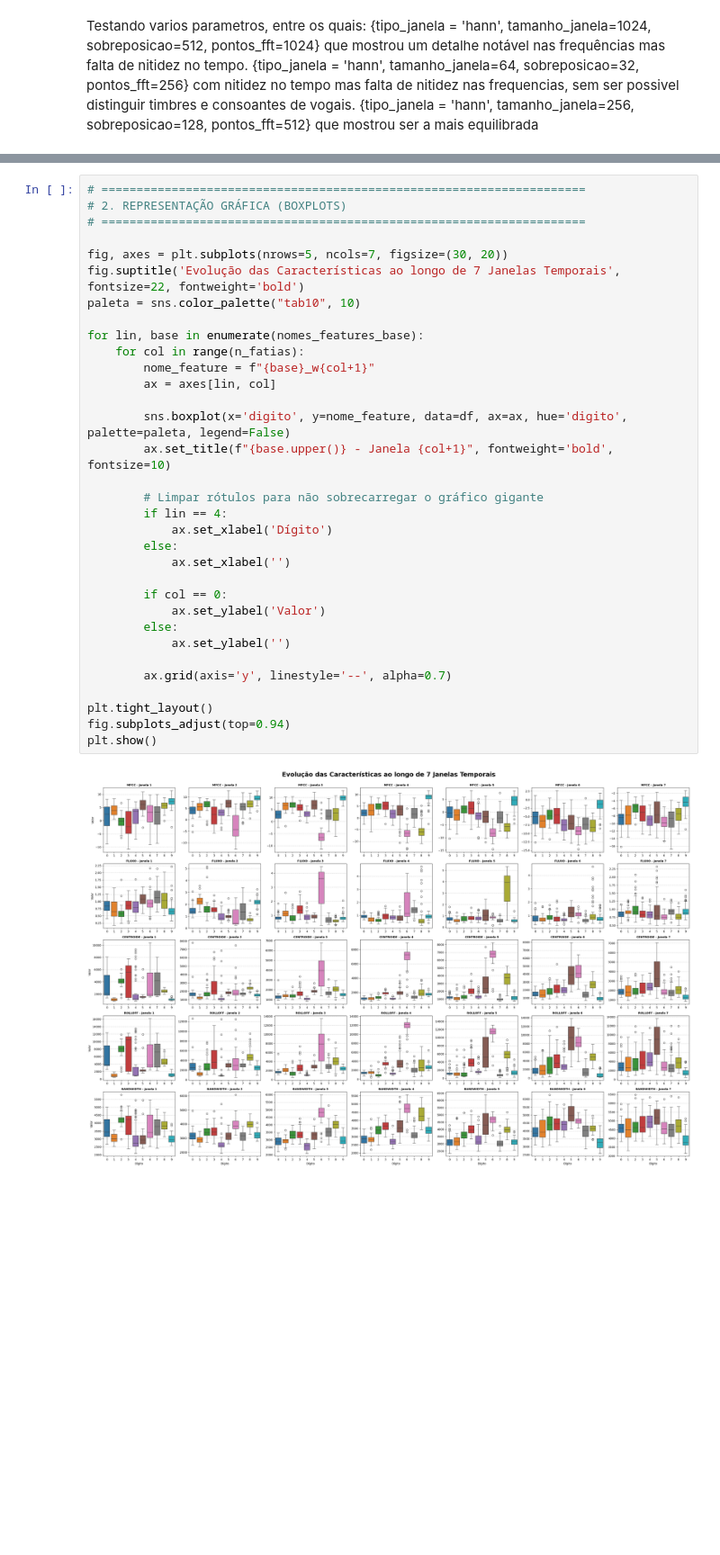
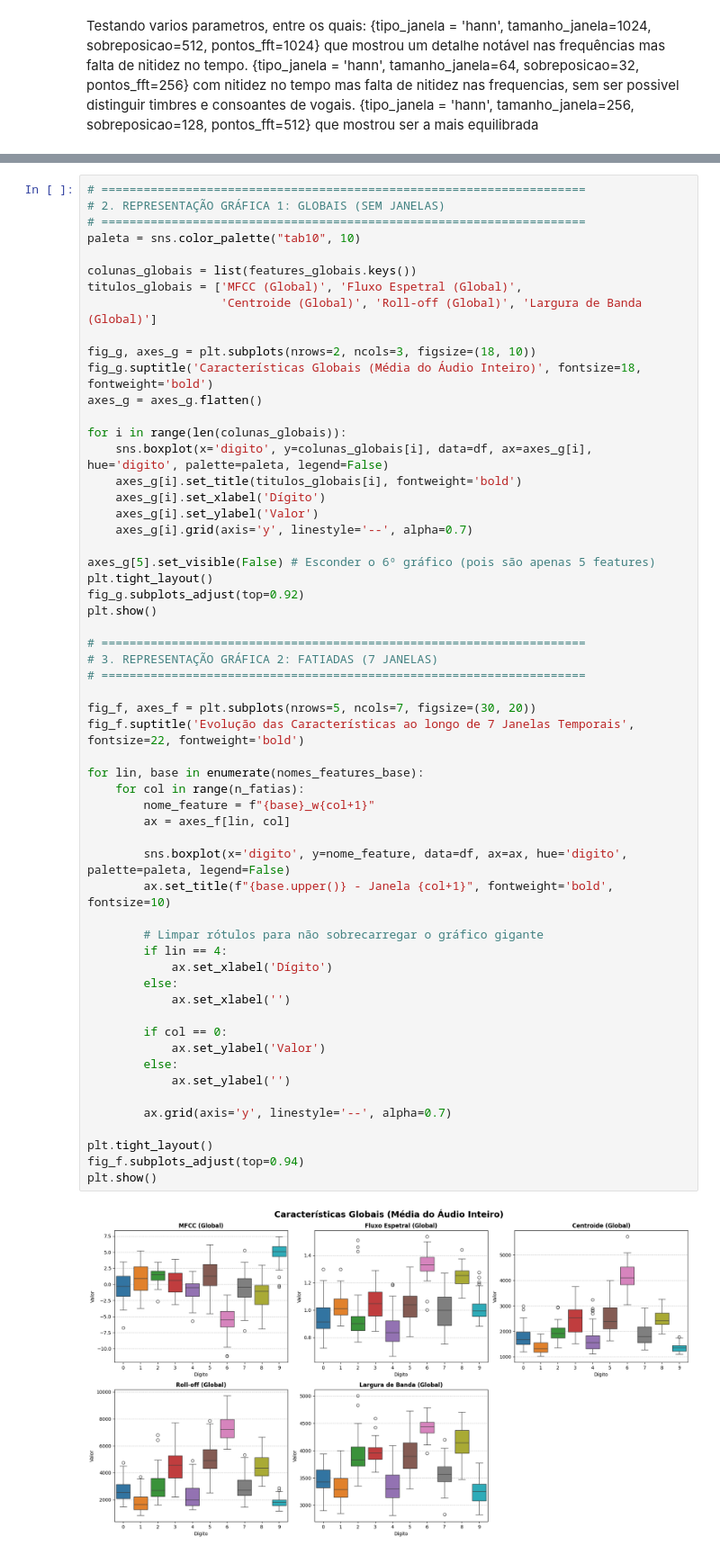
Before and after one commit to tdamiaon/ATD-Projeto, a Jupyter notebook: ATD_P2.ipynb, the cells around one changed output, grey strips where cells are left out. Shown at 90% size. Drawn from its saved outputs; the diff is of its cells as text; blank space fills up the shorter version.

```diff
--- a/ATD_P2.ipynb
+++ b/ATD_P2.ipynb
@@ -261,35 +276,59 @@ Estrutura atualizada com 35 novas features (5 características x 7 janelas)!
 # %%
 # =====================================================================
-# 2. REPRESENTAÇÃO GRÁFICA (BOXPLOTS)
+# 2. REPRESENTAÇÃO GRÁFICA 1: GLOBAIS (SEM JANELAS)
+# =====================================================================
+paleta = sns.color_palette("tab10", 10)
+
+colunas_globais = list(features_globais.keys())
+titulos_globais = ['MFCC (Global)', 'Fluxo Espetral (Global)',
+                   'Centroide (Global)', 'Roll-off (Global)', 'Largura de Banda (Global)']
+
+fig_g, axes_g = plt.subplots(nrows=2, ncols=3, figsize=(18, 10))
+fig_g.suptitle('Características Globais (Média do Áudio Inteiro)', fontsize=18, fontweight='bold')
+axes_g = axes_g.flatten()
+
+for i in range(len(colunas_globais)):
+    sns.boxplot(x='digito', y=colunas_globais[i], data=df, ax=axes_g[i], hue='digito', palette=paleta, legend=False)
+    axes_g[i].set_title(titulos_globais[i], fontweight='bold')
+    axes_g[i].set_xlabel('Dígito')
+    axes_g[i].set_ylabel('Valor')
+    axes_g[i].grid(axis='y', linestyle='--', alpha=0.7)
+
+axes_g[5].set_visible(False) # Esconder o 6º gráfico (pois são apenas 5 features)
+plt.tight_layout()
+fig_g.subplots_adjust(top=0.92)
+plt.show()
+
+# =====================================================================
+# 3. REPRESENTAÇÃO GRÁFICA 2: FATIADAS (7 JANELAS)
 # =====================================================================
 
-fig, axes = plt.subplots(nrows=5, ncols=7, figsize=(30, 20))
-fig.suptitle('Evolução das Características ao longo de 7 Janelas Temporais', fontsize=22, fontweight='bold')
-paleta = sns.color_palette("tab10", 10)
+fig_f, axes_f = plt.subplots(nrows=5, ncols=7, figsize=(30, 20))
+fig_f.suptitle('Evolução das Características ao longo de 7 Janelas Temporais', fontsize=22, fontweight='bold')
 
 for lin, base in enumerate(nomes_features_base):
     for col in range(n_fatias):
         nome_feature = f"{base}_w{col+1}"
-        ax = axes[lin, col]
+        ax = axes_f[lin, col]
 
         sns.boxplot(x='digito', y=nome_feature, data=df, ax=ax, hue='digito', palette=paleta, legend=False)
         ax.set_title(f"{base.upper()} - Janela {col+1}", fontweight='bold', fontsize=10)
 
         # Limpar rótulos para não sobrecarregar o gráfico gigante
         if lin == 4:
             ax.set_xlabel('Dígito')
         else:
             ax.set_xlabel('')
 
         if col == 0:
             ax.set_ylabel('Valor')
         else:
             ax.set_ylabel('')
 
         ax.grid(axis='y', linestyle='--', alpha=0.7)
 
 plt.tight_layout()
-fig.subplots_adjust(top=0.94)
+fig_f.subplots_adjust(top=0.94)
 plt.show()
 # %% [output]
-[figure, old version]
+[figure, new version]
```
Also changed, not shown: parts of 8 cells of this notebook.
